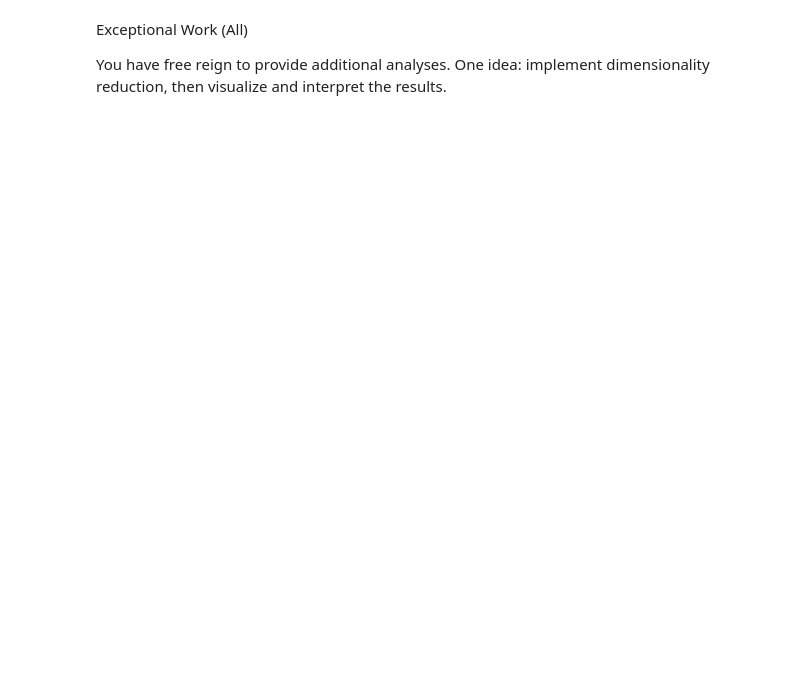
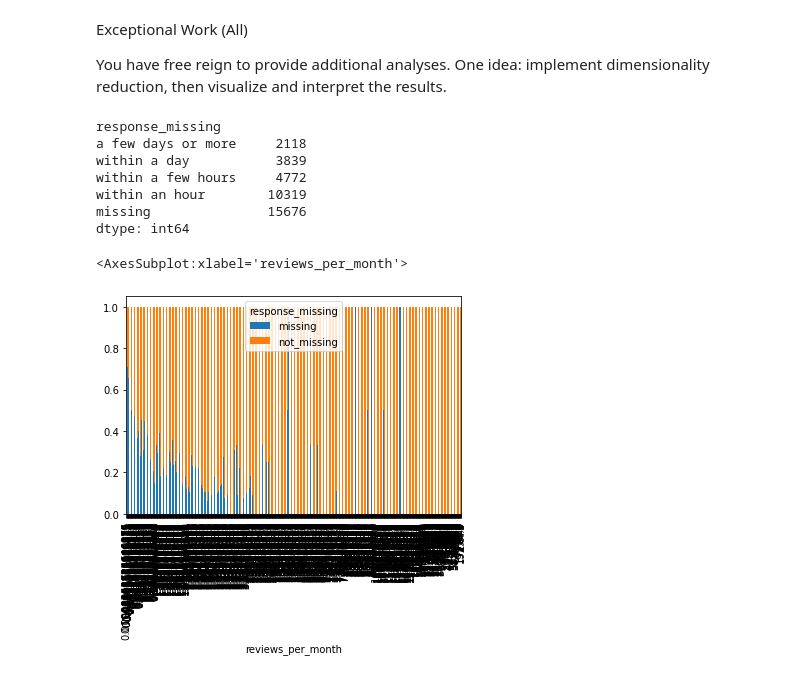
Before and after one commit to rickfontenot/airbnb, a Jupyter notebook: Lab1/WorkingFiles/Rick_lab1.ipynb, the cells around one changed output. Drawn from its saved outputs; the diff is of its cells as text; code cells hidden in the pictures; blank space fills up the shorter version.

```diff
--- a/Lab1/WorkingFiles/Rick_lab1.ipynb
+++ b/Lab1/WorkingFiles/Rick_lab1.ipynb
@@ -348,0 +392,19 @@ dtype: int64
+# %%
+#neighbourhood = listings.neighbourhood
+#print(neighbourhood)
+
+#listings['neighbourhood_missing'] = np.where(str(listings.neighbourhood)=='nan', True, False)
+
+def f(row):
+    if str(row['neighbourhood']) == 'nan':
+        val = np.nan
+    else:
+        val = row['neighbourhood']
+    return val
+
+listings['neighbourhood'] = listings.apply(f, axis=1)
+
+#print(listings.neighbourhood_missing)
+
+
+listings.isna().sum()
@@ -573,3 +665,45 @@ Would be nice to have some of the private data not available:
 Exceptional Work (All)
 
 You have free reign to provide additional analyses. One idea: implement dimensionality reduction, then visualize and interpret the results.
+# %%
+#print('NA count:',listings.host_response_time.groupby('host_is_superhost').isna().sum())
+
+#print(listings.groupby('host_is_superhost').isna().sum())
+
+#print('NA count:',listings.host_is_superhost.isna().sum())
+
+listings['response_missing'] = listings.host_response_time
+listings.response_missing = listings.response_missing.cat.add_categories('missing')
+listings.response_missing = listings.response_missing.fillna('missing')
+
+print(listings.groupby('response_missing').size())
+
+listings.response_missing = listings.response_missing.cat.add_categories('not_missing')
+#print(listings.response_missing.cat.categories)
+#print(listings.groupby('response_missing').size())
+
+listings.response_missing[listings.response_missing != 'missing'] = 'not_missing'
+
+
+#listings.response_missing = listings.response_missing.fillna('missing', inplace=True)
+
+#print(listings.response_missing)
+#print(listings.groupby('response_missing')[['number_of_reviews']].apply(lambda x: x.isna().sum()))
+
+#print((pd.crosstab(listings.response_missing, listings.reviews_per_month)))
+
+response_missing = pd.DataFrame(pd.crosstab(listings.reviews_per_month, listings.response_missing, normalize='index'))
+response_missing.plot.bar(stacked=True)
+
+#response_missing = pd.DataFrame(pd.crosstab(listings.instant_bookable, listings.response_missing, normalize='index'))
+#response_missing.plot.bar(stacked=True)
+# %% [output]
+response_missing
+a few days or more     2118
+within a day           3839
+within a few hours     4772
+within an hour        10319
+missing               15676
+dtype: int64
+<AxesSubplot:xlabel='reviews_per_month'>
+[figure, added]
```
Also changed, not shown: parts of 13 cells of this notebook, 2 other files.
